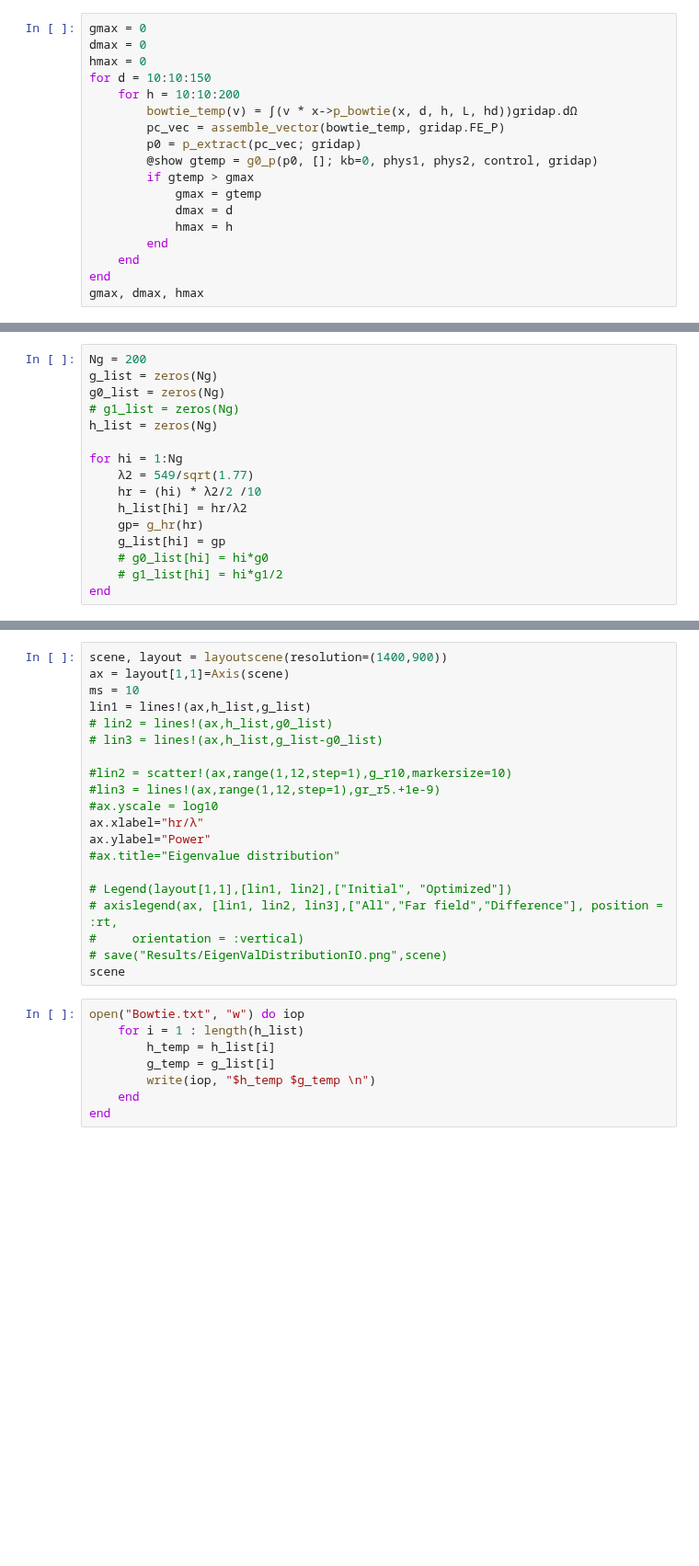
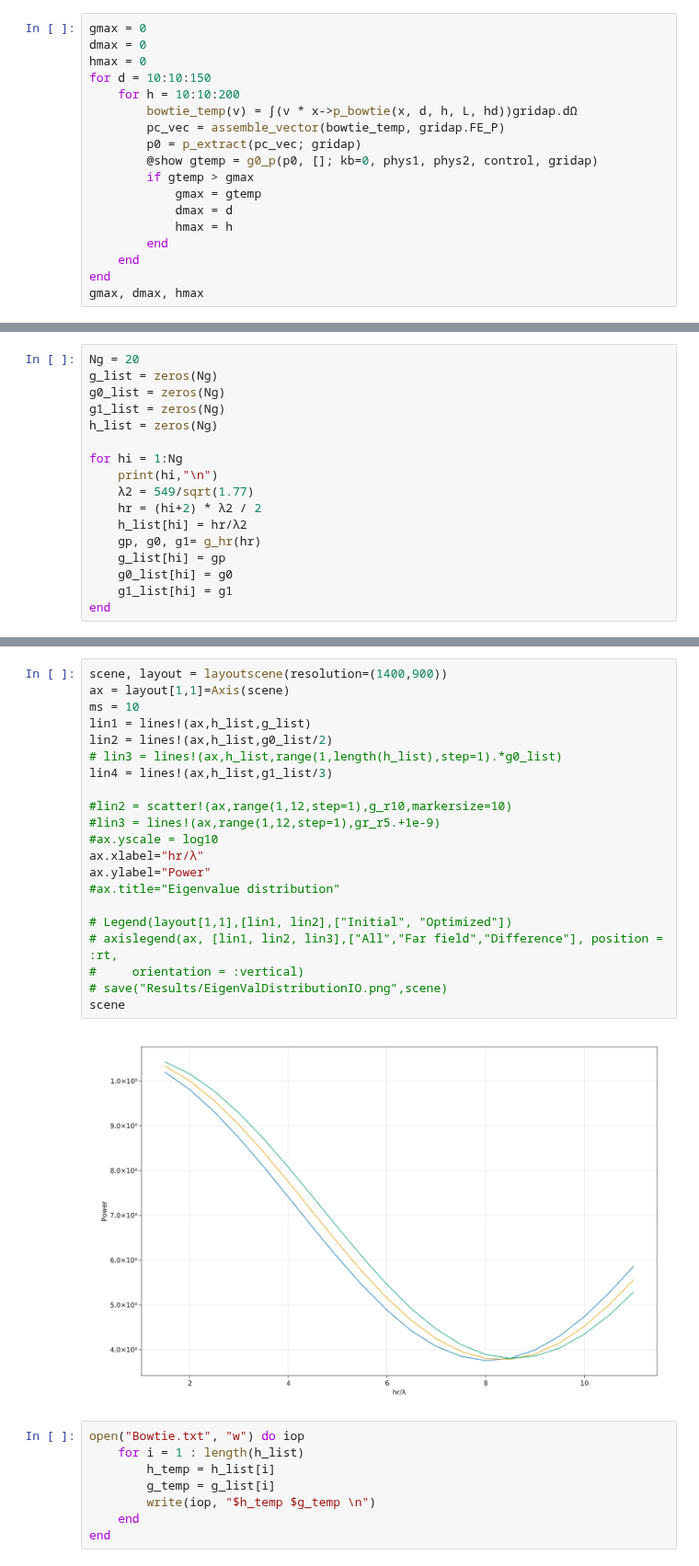
Before and after one commit to WenjieYao/RamanInFluid, a Jupyter notebook: Main.ipynb, the cells around one changed output, grey strips where cells are left out. Shown at 92% size. Drawn from its saved outputs; the diff is of its cells as text; blank space fills up the shorter version.

```diff
--- a/Main.ipynb
+++ b/Main.ipynb
@@ -522,16 +512,17 @@ end
 # %%
-Ng = 200
+Ng = 20
 g_list = zeros(Ng)
 g0_list = zeros(Ng)
-# g1_list = zeros(Ng)
+g1_list = zeros(Ng)
 h_list = zeros(Ng)
 
 for hi = 1:Ng
+    print(hi,"\n")
     λ2 = 549/sqrt(1.77)
-    hr = (hi) * λ2/2 /10
+    hr = (hi+2) * λ2 / 2
     h_list[hi] = hr/λ2
-    gp= g_hr(hr)
+    gp, g0, g1= g_hr(hr)
     g_list[hi] = gp
-    # g0_list[hi] = hi*g0
-    # g1_list[hi] = hi*g1/2
+    g0_list[hi] = g0
+    g1_list[hi] = g1
 end
@@ -538,23 +735,26 @@ end
 # %%
 scene, layout = layoutscene(resolution=(1400,900))
 ax = layout[1,1]=Axis(scene)
 ms = 10
 lin1 = lines!(ax,h_list,g_list)
-# lin2 = lines!(ax,h_list,g0_list)
-# lin3 = lines!(ax,h_list,g_list-g0_list)
+lin2 = lines!(ax,h_list,g0_list/2)
+# lin3 = lines!(ax,h_list,range(1,length(h_list),step=1).*g0_list)
+lin4 = lines!(ax,h_list,g1_list/3)
 
 #lin2 = scatter!(ax,range(1,12,step=1),g_r10,markersize=10)
 #lin3 = lines!(ax,range(1,12,step=1),gr_r5.+1e-9)
 #ax.yscale = log10
 ax.xlabel="hr/λ"
 ax.ylabel="Power"
 #ax.title="Eigenvalue distribution"
 
 # Legend(layout[1,1],[lin1, lin2],["Initial", "Optimized"])
 # axislegend(ax, [lin1, lin2, lin3],["All","Far field","Difference"], position = :rt,
 #     orientation = :vertical)
 # save("Results/EigenValDistributionIO.png",scene)
 scene
+# %% [output]
+[figure, added]
 # %%
 open("Bowtie.txt", "w") do iop
     for i = 1 : length(h_list)
```
Also changed, not shown: parts of 13 cells of this notebook, 26 other files.
